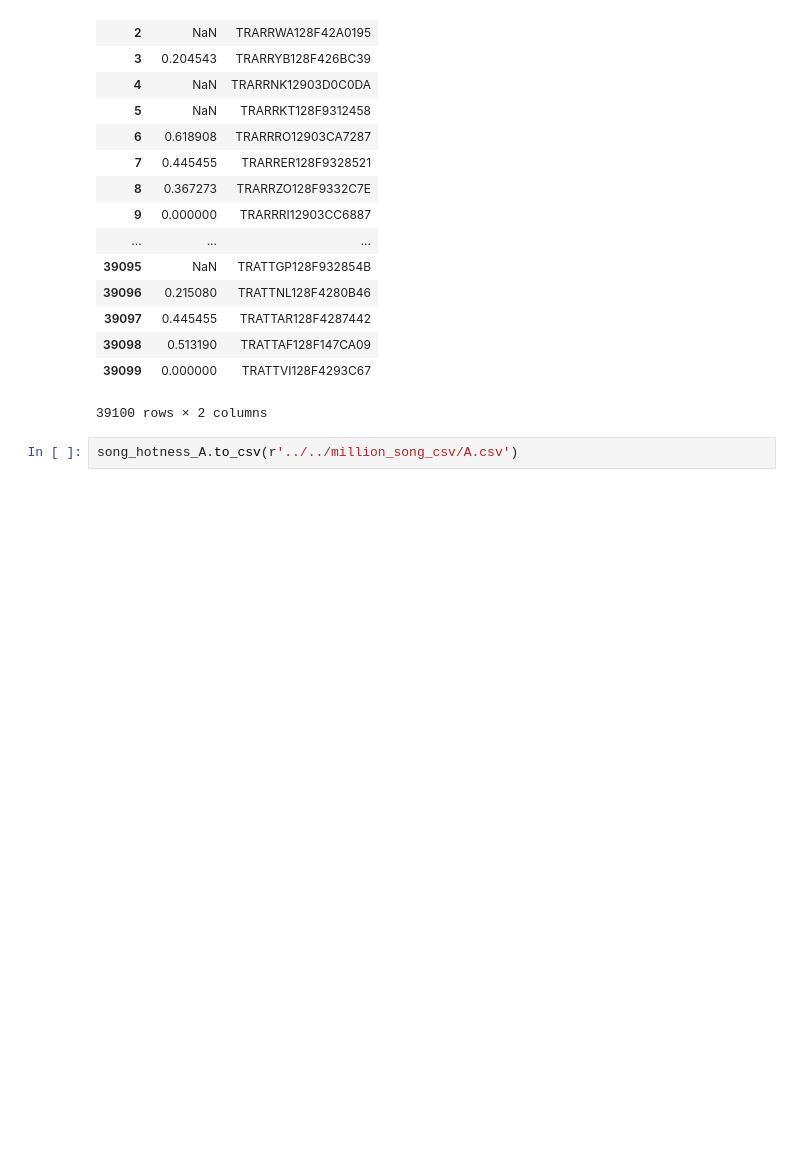
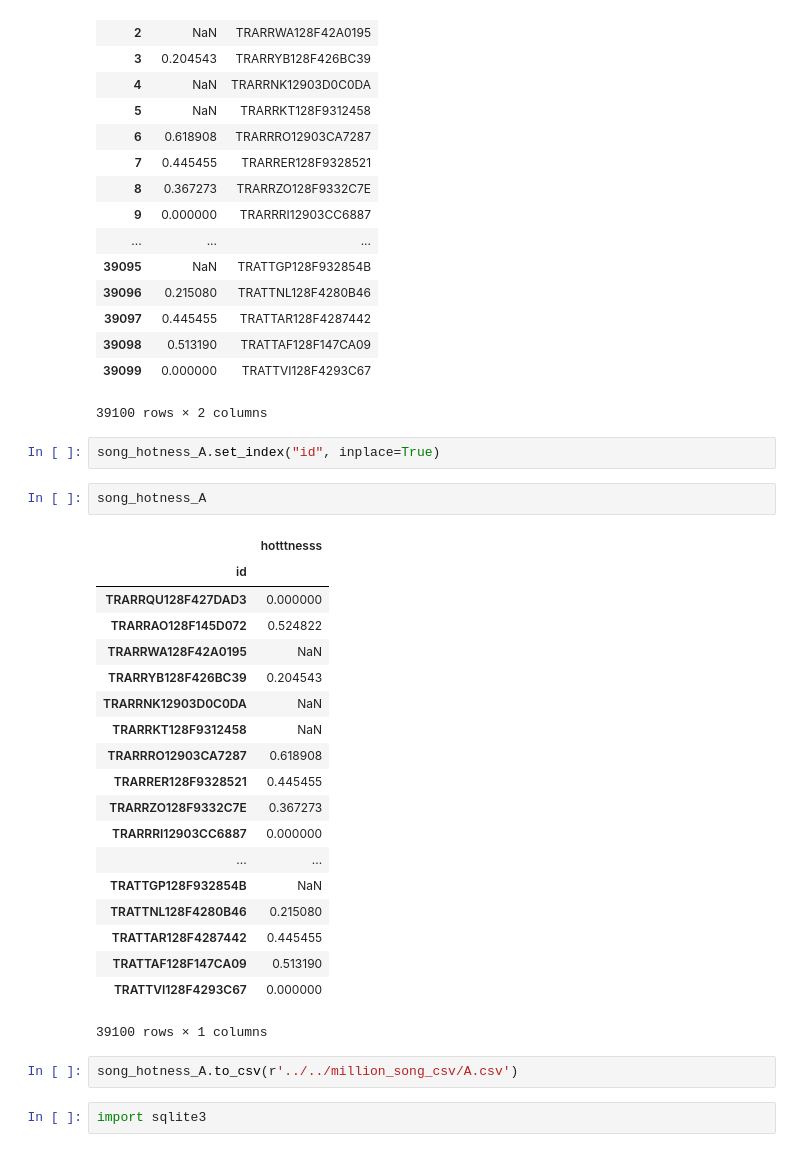
Before and after one commit to Victor-Palacios/epfl_ada, a Jupyter notebook: Project/ahmed_analysis.ipynb, the cells around one changed output. Saved outputs shown, nothing was run; the diff lists cells and outputs as text; blank space fills up the shorter version.

Commit message:
Further analysis: managed to take the song_hotttnesss value for all songs in the track_ids array

```diff
--- a/Project/ahmed_analysis.ipynb
+++ b/Project/ahmed_analysis.ipynb
@@ -98,5 +63,31 @@ song_hotness_A
 | 39098 | 0.513190 | TRATTAF128F147CA09 |
 | 39099 | 0.000000 | TRATTVI128F4293C67 |
 39100 rows × 2 columns
+# %%
+song_hotness_A.set_index("id", inplace=True)
+# %%
+song_hotness_A
+# %% [output]
+|  | hotttnesss |
+| id |  |
+| TRARRQU128F427DAD3 | 0.000000 |
+| TRARRAO128F145D072 | 0.524822 |
+| TRARRWA128F42A0195 | NaN |
+| TRARRYB128F426BC39 | 0.204543 |
+| TRARRNK12903D0C0DA | NaN |
+| TRARRKT128F9312458 | NaN |
+| TRARRRO12903CA7287 | 0.618908 |
+| TRARRER128F9328521 | 0.445455 |
+| TRARRZO128F9332C7E | 0.367273 |
+| TRARRRI12903CC6887 | 0.000000 |
+| ... | ... |
+| TRATTGP128F932854B | NaN |
+| TRATTNL128F4280B46 | 0.215080 |
+| TRATTAR128F4287442 | 0.445455 |
+| TRATTAF128F147CA09 | 0.513190 |
+| TRATTVI128F4293C67 | 0.000000 |
+39100 rows × 1 columns
 # %%
 song_hotness_A.to_csv(r'../../million_song_csv/A.csv')
+# %%
+import sqlite3
```
Also changed, not shown: parts of 9 cells of this notebook.
